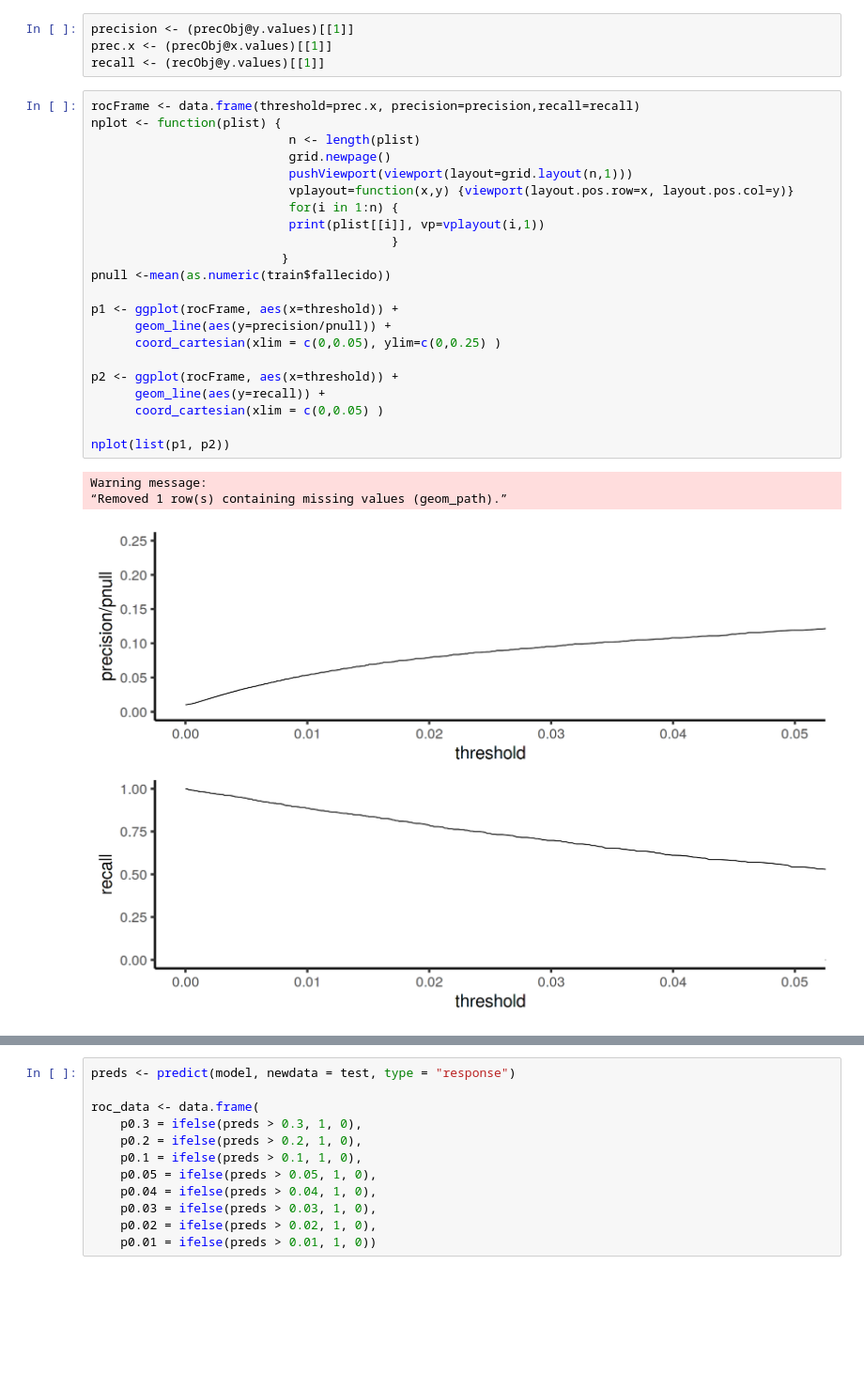
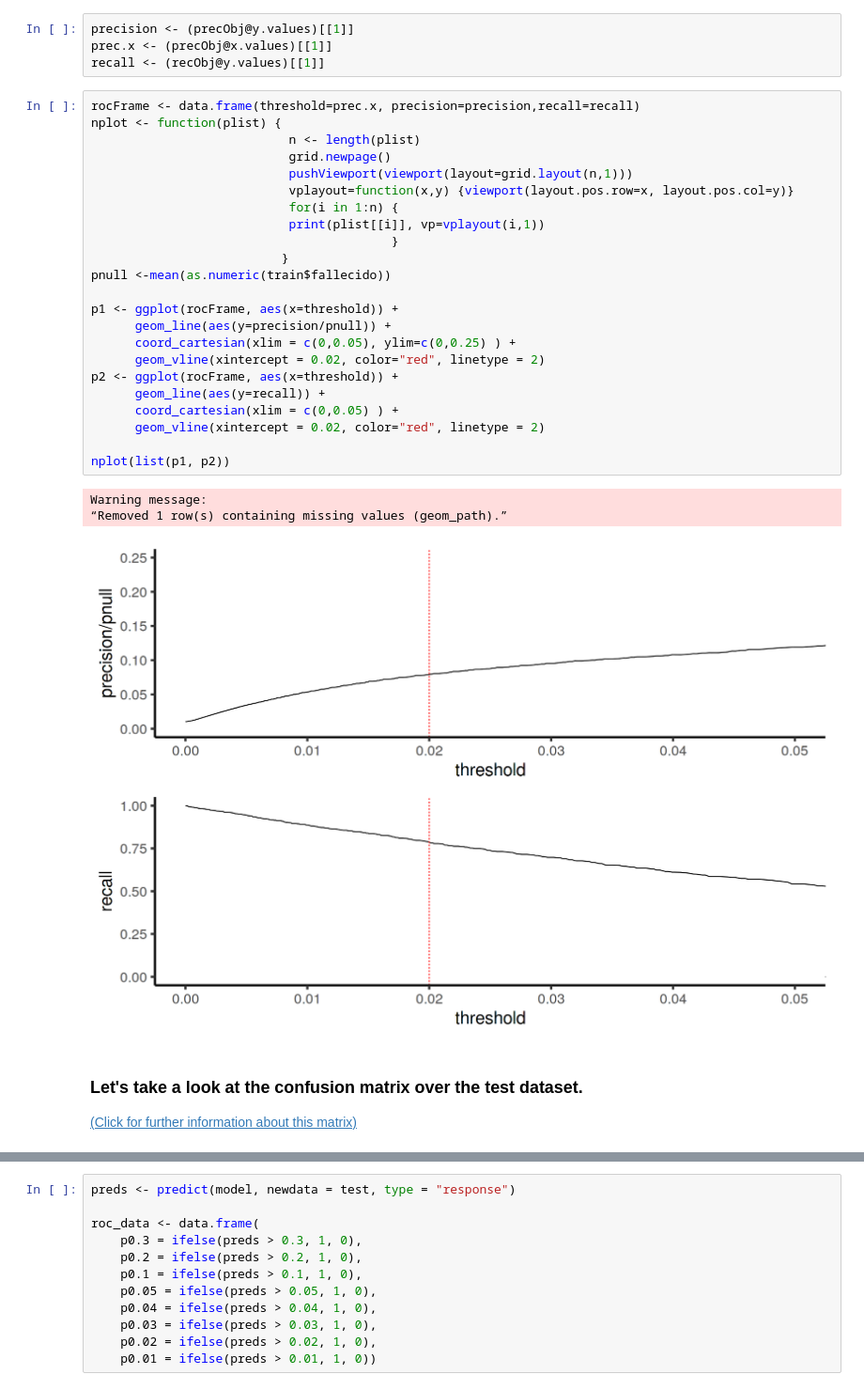
Before and after one commit to Chaspeer/Data-Science.Projects, a Jupyter notebook: COVID.ipynb, the cells around one changed output, grey strips where cells are left out. Shown at 94% size. Drawn from its saved outputs; the diff is of its cells as text; blank space fills up the shorter version.

```diff
--- a/COVID.ipynb
+++ b/COVID.ipynb
@@ -320,26 +364,30 @@ recall <- (recObj@y.values)[[1]]
 # %%
 rocFrame <- data.frame(threshold=prec.x, precision=precision,recall=recall)
 nplot <- function(plist) {
                            n <- length(plist)
                            grid.newpage()
                            pushViewport(viewport(layout=grid.layout(n,1)))
                            vplayout=function(x,y) {viewport(layout.pos.row=x, layout.pos.col=y)}
                            for(i in 1:n) {
                            print(plist[[i]], vp=vplayout(i,1))
                                          }
                           }
 pnull <-mean(as.numeric(train$fallecido))
 
 p1 <- ggplot(rocFrame, aes(x=threshold)) +
       geom_line(aes(y=precision/pnull)) +
-      coord_cartesian(xlim = c(0,0.05), ylim=c(0,0.25) )
-
+      coord_cartesian(xlim = c(0,0.05), ylim=c(0,0.25) ) +
+      geom_vline(xintercept = 0.02, color="red", linetype = 2)
 p2 <- ggplot(rocFrame, aes(x=threshold)) +
       geom_line(aes(y=recall)) +
-      coord_cartesian(xlim = c(0,0.05) )
+      coord_cartesian(xlim = c(0,0.05) ) +
+      geom_vline(xintercept = 0.02, color="red", linetype = 2)
 
 nplot(list(p1, p2))
 # %% [output]
 Warning message:
 “Removed 1 row(s) containing missing values (geom_path).”
-[figure, old version]
+[figure, new version]
+# %% [markdown]
+### Let's take a look at the confusion matrix over the test dataset.
+[(Click for further information about this matrix)](https://towardsdatascience.com/understanding-confusion-matrix-a9ad42dcfd62)
```
Also changed, not shown: parts of 18 cells of this notebook.
